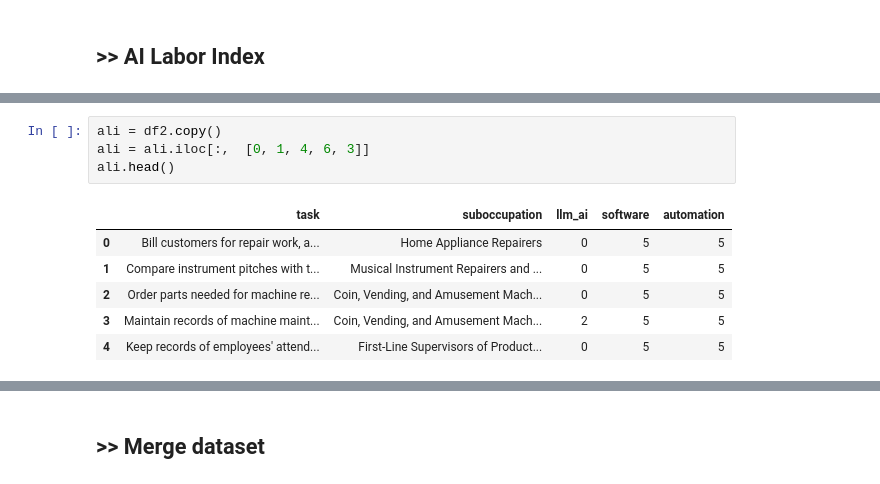
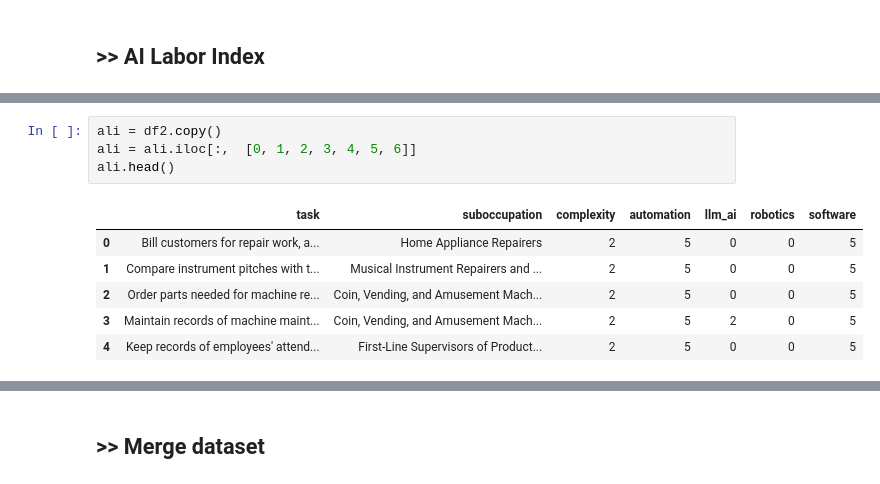
Before and after one commit to pradervonsky/haste, a Jupyter notebook: hr_skills.ipynb, the cells around one changed output, grey strips where cells are left out. Saved outputs shown, nothing was run; the diff lists cells and outputs as text.

```diff
--- a/hr_skills.ipynb
+++ b/hr_skills.ipynb
@@ -153,14 +150,14 @@ df2 = pd.read_excel("datasets/ali.xlsx")
 # %%
 ali = df2.copy()
-ali = ali.iloc[:,  [0, 1, 4, 6, 3]]
+ali = ali.iloc[:,  [0, 1, 2, 3, 4, 5, 6]]
 ali.head()
 # %% [output]
-|  | task | suboccupation | llm_ai | software | automation |
-| 0 | Bill customers for repair work, a... | Home Appliance Repairers | 0 | 5 | 5 |
-| 1 | Compare instrument pitches with t... | Musical Instrument Repairers and ... | 0 | 5 | 5 |
-| 2 | Order parts needed for machine re... | Coin, Vending, and Amusement Mach... | 0 | 5 | 5 |
-| 3 | Maintain records of machine maint... | Coin, Vending, and Amusement Mach... | 2 | 5 | 5 |
-| 4 | Keep records of employees' attend... | First-Line Supervisors of Product... | 0 | 5 | 5 |
+|  | task | suboccupation | complexity | automation | llm_ai | robotics | software |
+| 0 | Bill customers for repair work, a... | Home Appliance Repairers | 2 | 5 | 0 | 0 | 5 |
+| 1 | Compare instrument pitches with t... | Musical Instrument Repairers and ... | 2 | 5 | 0 | 0 | 5 |
+| 2 | Order parts needed for machine re... | Coin, Vending, and Amusement Mach... | 2 | 5 | 0 | 0 | 5 |
+| 3 | Maintain records of machine maint... | Coin, Vending, and Amusement Mach... | 2 | 5 | 2 | 0 | 5 |
+| 4 | Keep records of employees' attend... | First-Line Supervisors of Product... | 2 | 5 | 0 | 0 | 5 |
 # %%
 # show ali.head only for 'Human Resources Managers' Title
 display(ali[ali['suboccupation'] == 'Human Resources Managers'].head())
```
Also changed, not shown: parts of 21 cells of this notebook.
